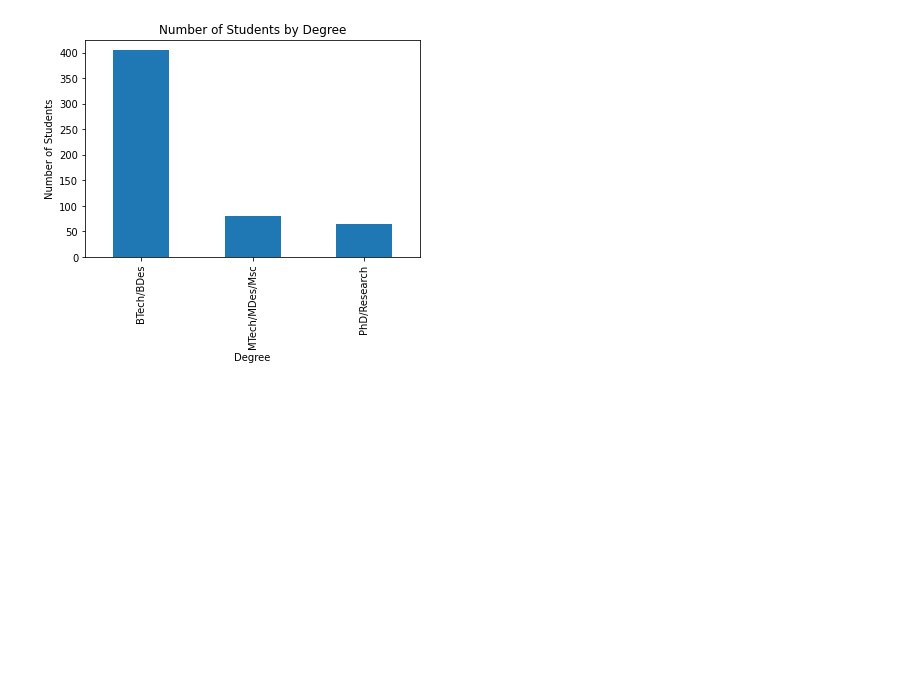
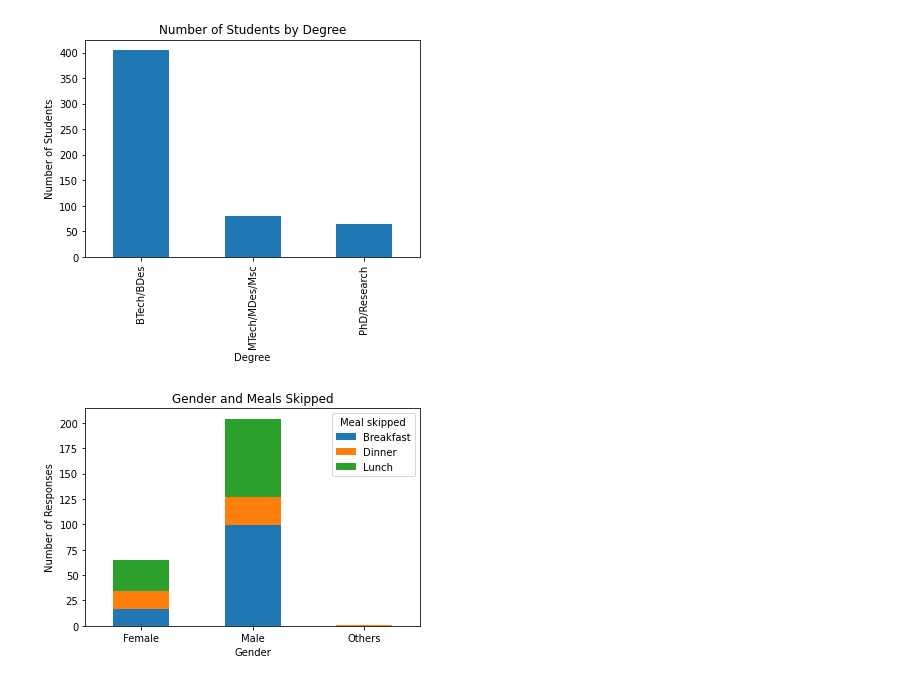
Before and after one commit to White-Devil09/MA4240, a Jupyter notebook: AppliedStats_Figs.ipynb, the cells around one changed output. Cells and saved outputs as stored; diff of their text form; code cells hidden in the pictures; blank space fills up the shorter version.

Commit message:
All segmented charts added

```diff
--- a/AppliedStats_Figs.ipynb
+++ b/AppliedStats_Figs.ipynb
@@ -239,3 +239,44 @@ plt.show()
 # %% [output]
 [figure]
 [figure]
+# %%
+import pandas as pd
+import matplotlib.pyplot as plt
+
+# load the dataset
+df = pd.read_csv('Survey on Mess Food Usage by IITH Students.csv')
+
+# extract the required columns
+df = df[['Gender :', 'Which meal do you usually skip in a day?']]
+
+# create a new dataframe to store the values
+gender_counts = pd.DataFrame(columns=['Gender', 'Count', 'Meal'])
+
+# iterate over the rows of the original dataframe
+for index, row in df.iterrows():
+    # for each gender and meal combination, add a new row to the gender_counts dataframe
+    gender_counts = gender_counts.append({'Gender': row['Gender :'],
+                                          'Count': 1,
+                                          'Meal': row['Which meal do you usually skip in a day?']},
+                                         ignore_index=True)
+
+# group the data by gender and meal
+grouped = gender_counts.groupby(['Gender', 'Meal']).size()
+
+# create a multi-index dataframe to store the grouped data
+grouped = grouped.unstack()
+
+# plot the stacked bar chart
+grouped.plot(kind='bar', stacked=True)
+
+# set the chart title and axis labels
+plt.title('Gender and Meals Skipped')
+plt.xlabel('Gender')
+plt.ylabel('Number of Responses')
+plt.legend(title='Meal skipped')
+plt.xticks(rotation = 0)
+
+# show the chart
+plt.show()
+# %% [output]
+[figure, added]
```
Also changed, not shown: 8 other files.
